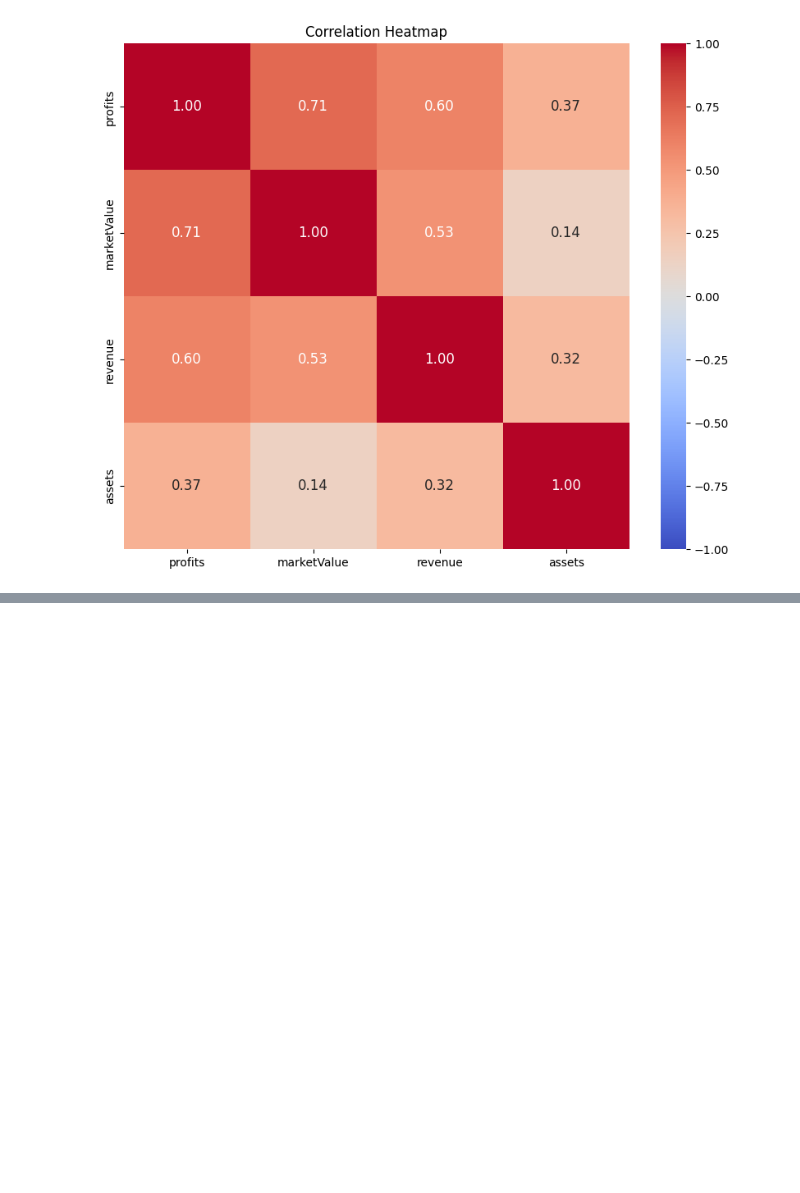
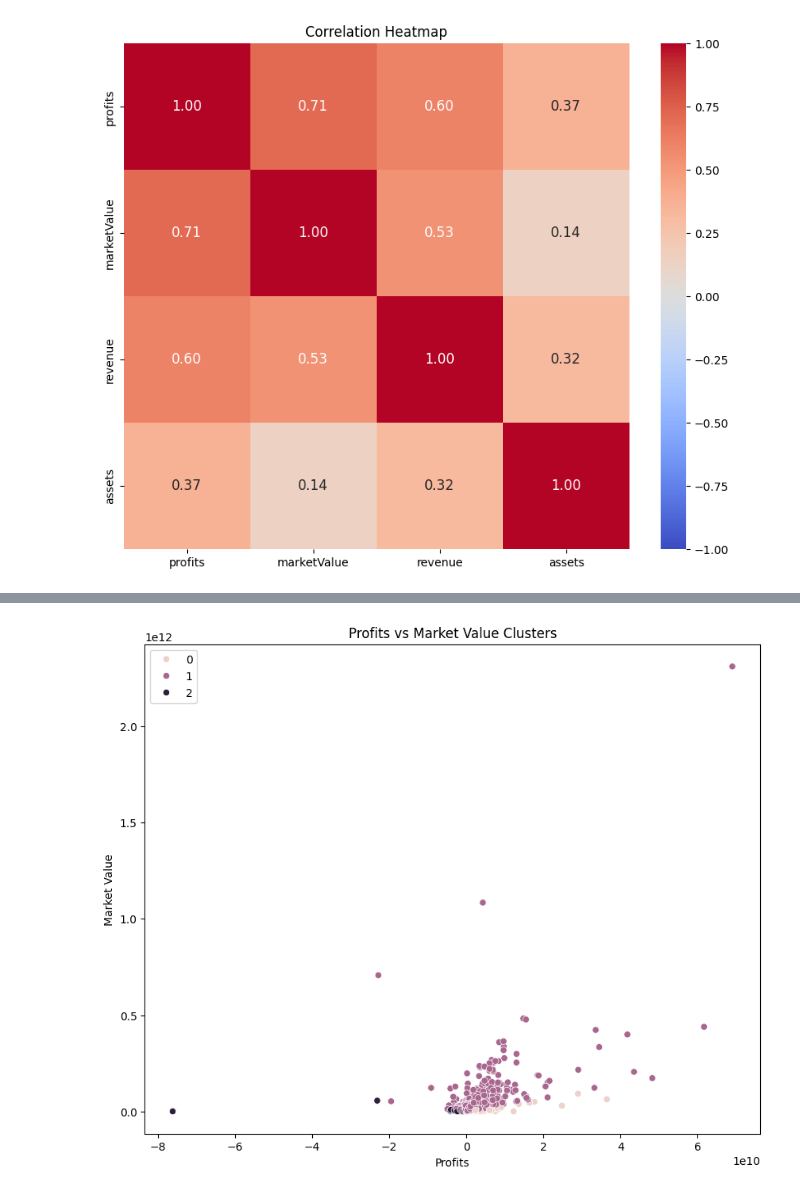
Before and after one commit to Rayanworkout/First-Steps-into-ML, a Jupyter notebook: kmeans_clustering/companies.ipynb, the cells around one changed output, grey strips where cells are left out. Drawn from its saved outputs; the diff is of its cells as text; code cells hidden in the pictures; blank space fills up the shorter version.

```diff
--- a/kmeans_clustering/companies.ipynb
+++ b/kmeans_clustering/companies.ipynb
@@ -76,0 +154,35 @@ sns.scatterplot(data = companies, x = 'profits', y = 'marketValue', hue = 'marke
+# %%
+def generate_clusters(figure1: str,
+                      figure2: str,
+                      max_clusters: int = 7,
+                      show_elbow: bool = False) -> None:
+
+    X_train, X_test, y_train, y_test = train_test_split(companies[[figure1, figure2]],
+                                                    companies[[figure2]],
+                                                    test_size=0.33,
+                                                    random_state=0
+                                                   )
+    X_train_norm = preprocessing.normalize(X_train)
+    X_test_norm = preprocessing.normalize(X_test)
+
+    if show_elbow:
+        return show_elbow_chart(X_train_norm, max_clusters)
+
+
+    model = KMeans(n_clusters = max_clusters, random_state = 0, n_init='auto').fit(X_train_norm)
+
+    plt.figure(figsize=(10, 8))
+    # 5 CLUSTERS
+    sns.scatterplot(data = X_train, x = 'profits', y = 'marketValue', hue = model.labels_)
+
+    plt.title('Profits vs Market Value Clusters')
+    plt.xlabel('Profits')
+    plt.ylabel('Market Value')
+
+    plt.show()
+# %%
+# 3 clusters
+
+generate_clusters('profits', 'marketValue', 3)
+# %% [output]
+[figure, added]
```
Also changed, not shown: parts of 8 cells of this notebook, 1 other file.
